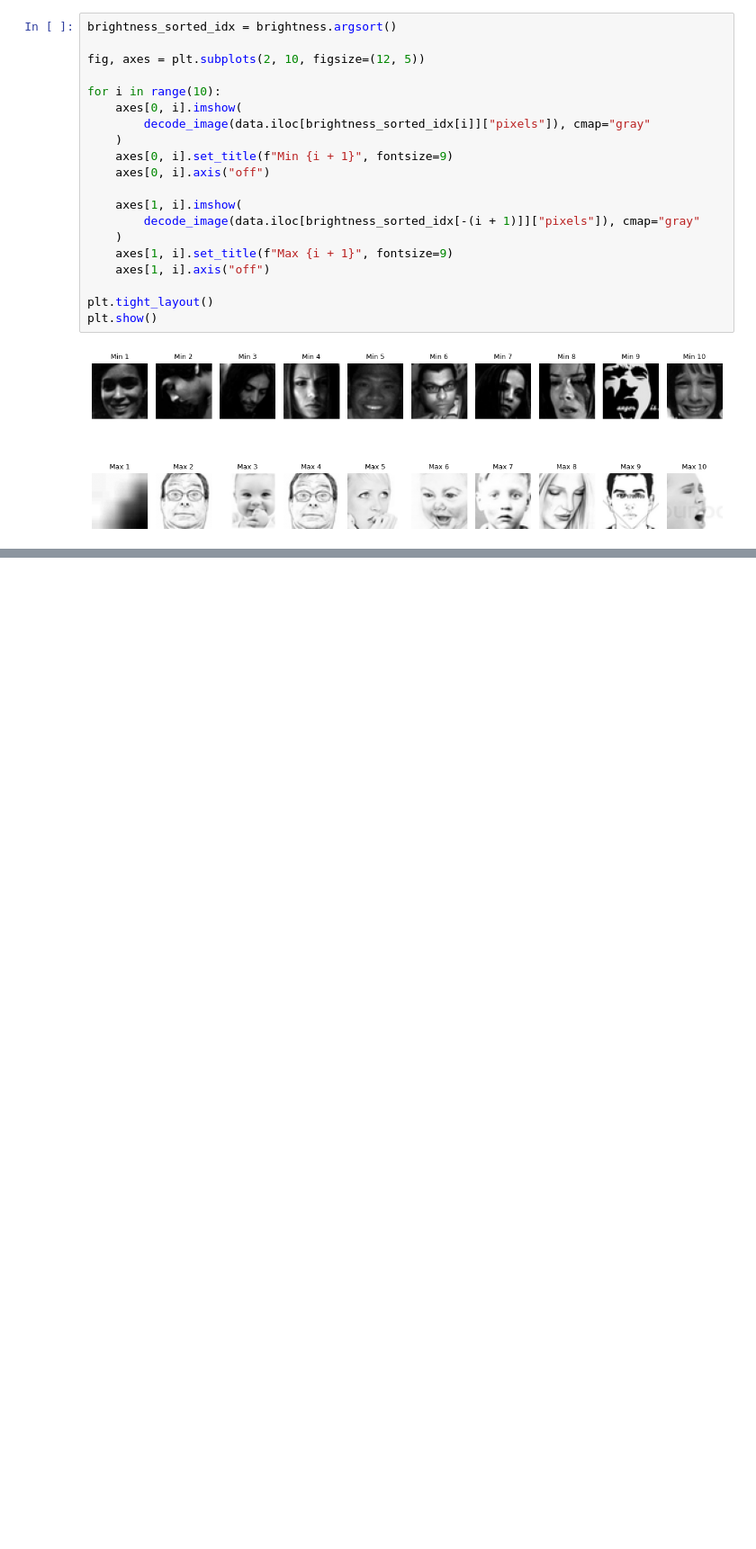
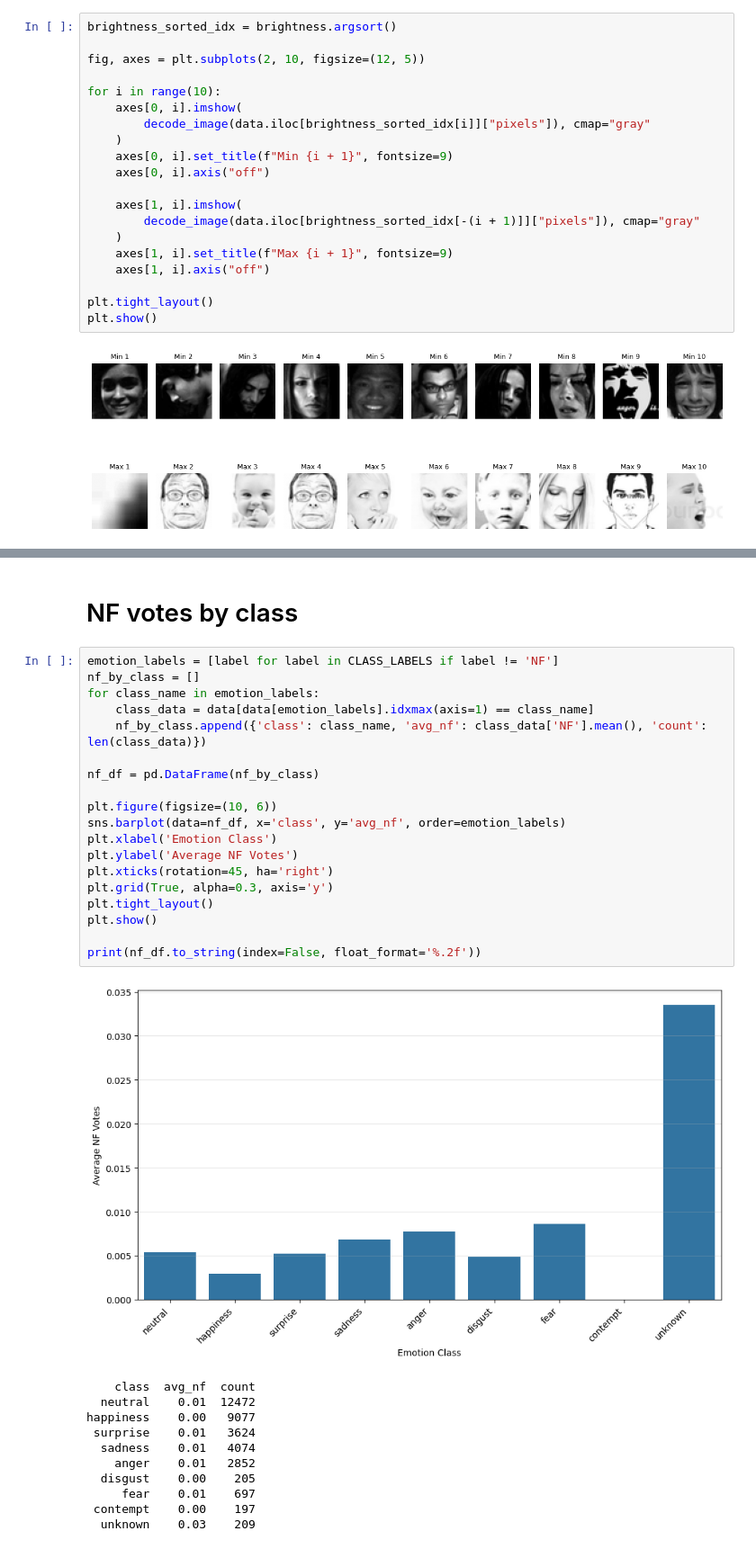
Before and after one commit to Kiwinicki/inzynierka_169257, a Jupyter notebook: eda.ipynb, the cells around one changed output, grey strips where cells are left out. Shown at 90% size. Cells and saved outputs as stored; diff of their text form; blank space fills up the shorter version.

```diff
--- a/eda.ipynb
+++ b/eda.ipynb
@@ -260,0 +371,33 @@ After deduplication: 33407
+# %% [markdown]
+# NF votes by class
+# %%
+emotion_labels = [label for label in CLASS_LABELS if label != 'NF']
+nf_by_class = []
+for class_name in emotion_labels:
+    class_data = data[data[emotion_labels].idxmax(axis=1) == class_name]
+    nf_by_class.append({'class': class_name, 'avg_nf': class_data['NF'].mean(), 'count': len(class_data)})
+
+nf_df = pd.DataFrame(nf_by_class)
+
+plt.figure(figsize=(10, 6))
+sns.barplot(data=nf_df, x='class', y='avg_nf', order=emotion_labels)
+plt.xlabel('Emotion Class')
+plt.ylabel('Average NF Votes')
+plt.xticks(rotation=45, ha='right')
+plt.grid(True, alpha=0.3, axis='y')
+plt.tight_layout()
+plt.show()
+
+print(nf_df.to_string(index=False, float_format='%.2f'))
+# %% [output]
+[figure, added]
+    class  avg_nf  count
+  neutral    0.01  12472
+happiness    0.00   9077
+ surprise    0.01   3624
+  sadness    0.01   4074
+    anger    0.01   2852
+  disgust    0.00    205
+     fear    0.01    697
+ contempt    0.00    197
+  unknown    0.03    209
```
Also changed, not shown: parts of 20 cells of this notebook, 10 other files.
